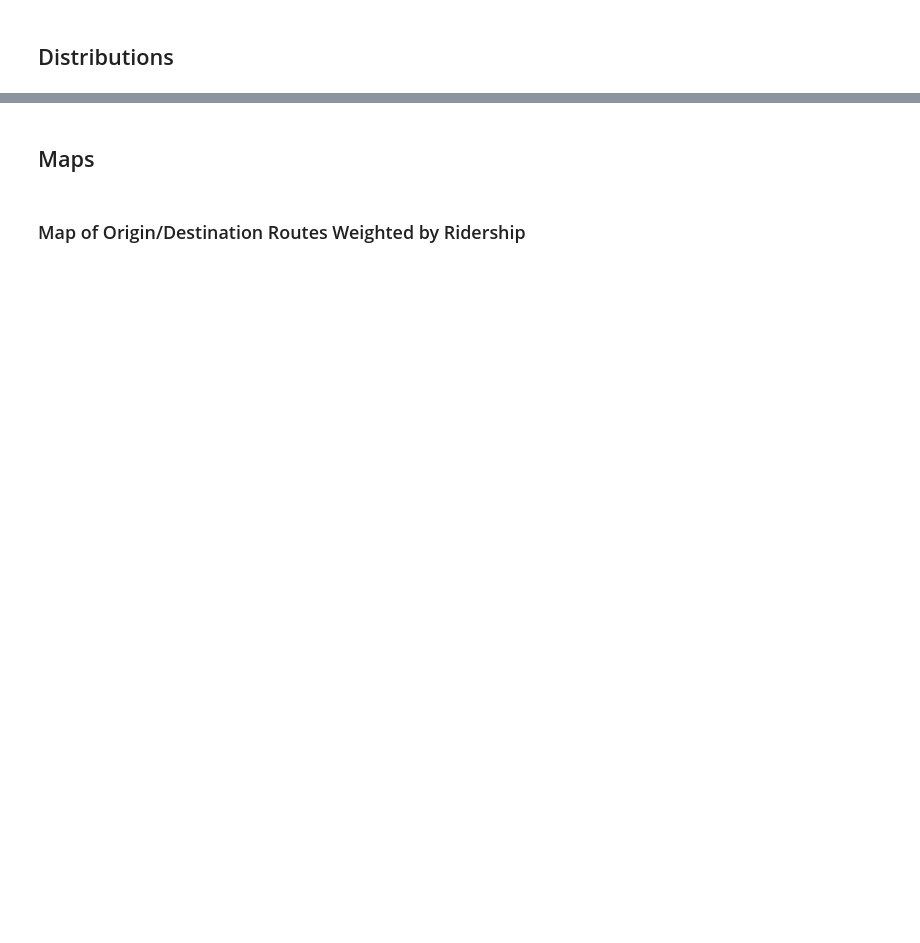
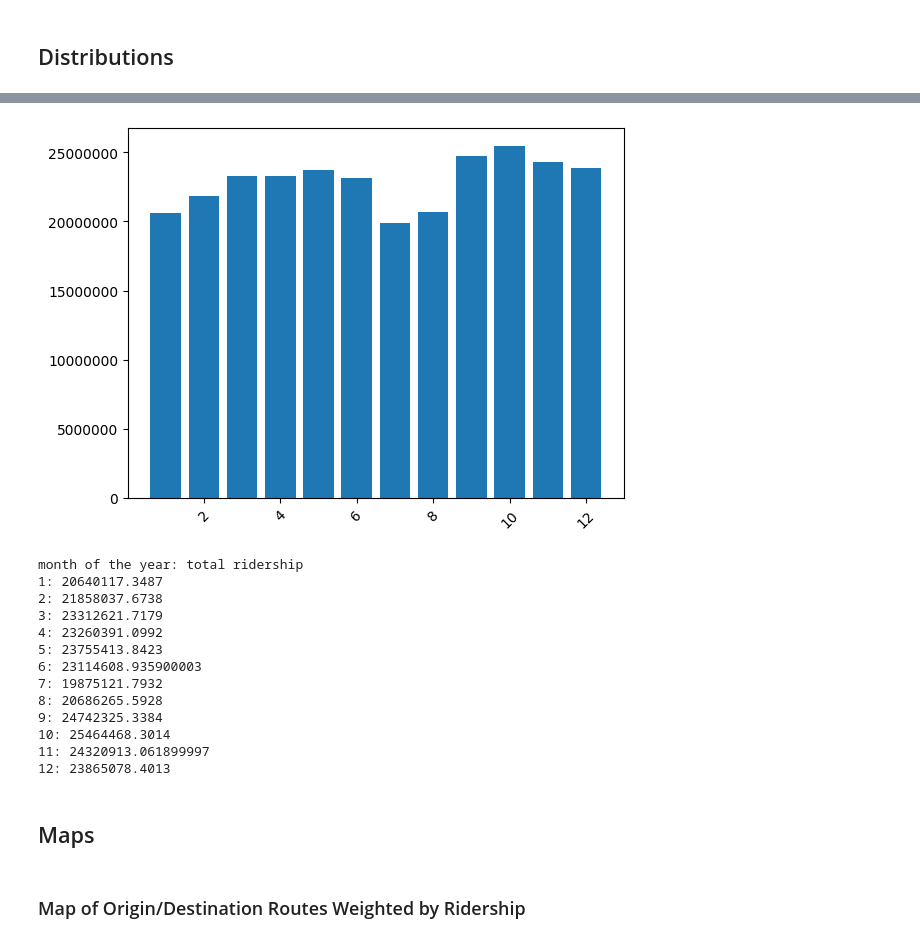
Before and after one commit to iansargent/nyc-subway-ridership-ml, a Jupyter notebook: Scripts/Analysis/exploratory_analysis.ipynb, the cells around one changed output, grey strips where cells are left out. Drawn from its saved outputs; the diff is of its cells as text; code cells hidden in the pictures; blank space fills up the shorter version.

```diff
--- a/Scripts/Analysis/exploratory_analysis.ipynb
+++ b/Scripts/Analysis/exploratory_analysis.ipynb
@@ -33,3 +109,29 @@ origin = pd.read_csv(StringIO(requests.get(url_ts, verify=False).text))
+# %%
+# origin month of year
+month = origin['month'].unique()
+total_ridership_per_month = [origin[origin['month'] == i]['sum_estimated_average_ridership'].sum() for i in month]
+plt.bar(month, total_ridership_per_month)
+plt.tick_params(axis='x', labelrotation=45)
+plt.ticklabel_format(style='plain')
+plt.show()
+print('month of the year: total ridership')
+for i in range(len(month)):
+    print(f'{month[i]}: {total_ridership_per_month[i]}')
+# %% [output]
+[figure, added]
+month of the year: total ridership
+1: 20640117.3487
+2: 21858037.6738
+3: 23312621.7179
+4: 23260391.0992
+5: 23755413.8423
+6: 23114608.935900003
+7: 19875121.7932
+8: 20686265.5928
+9: 24742325.3384
+10: 25464468.3014
+11: 24320913.061899997
+12: 23865078.4013
 # %% [markdown]
 ## Maps
 # %% [markdown]
```
Also changed, not shown: parts of 6 cells of this notebook.
